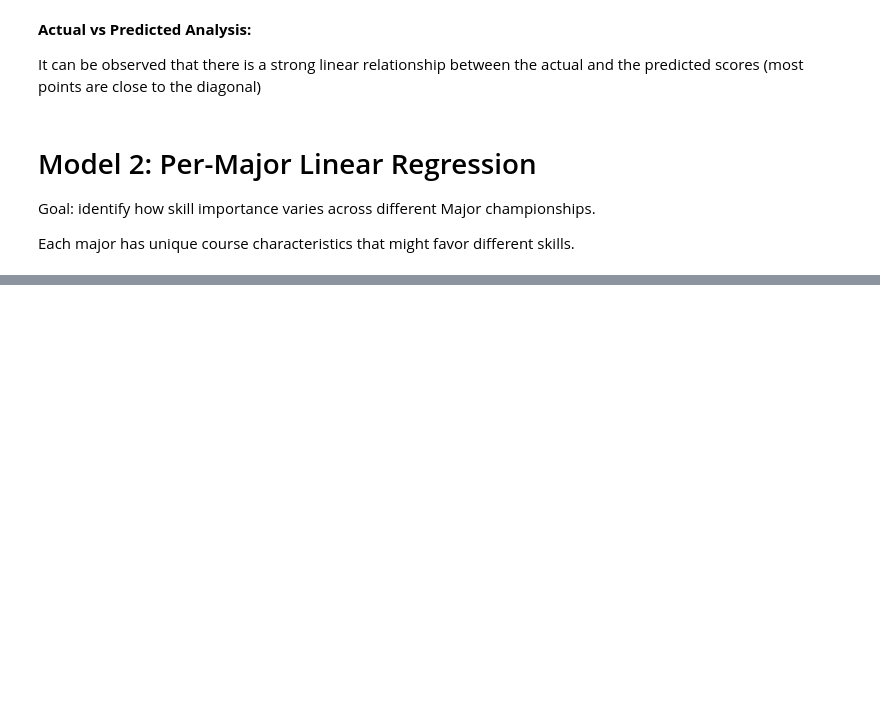
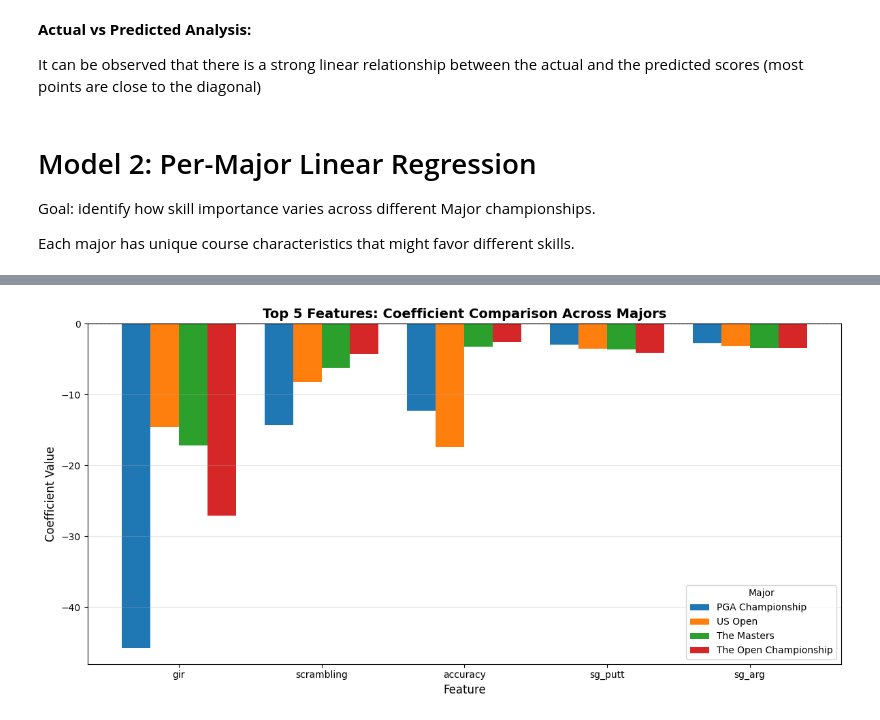
Before and after one commit to pinaluciana/Golf_project, a Jupyter notebook: notebooks/2_Regression_models.ipynb, the cells around one changed output, grey strips where cells are left out. Cells and saved outputs as stored; diff of their text form; code cells hidden in the pictures; blank space fills up the shorter version.

```diff
--- a/notebooks/2_Regression_models.ipynb
+++ b/notebooks/2_Regression_models.ipynb
@@ -171,0 +266,24 @@ Each major has unique course characteristics that might favor different skills.
+# %%
+# Create a bar chart comparison to visulize top features
+top_features = ['gir', 'scrambling', 'accuracy', 'sg_putt', 'sg_arg']
+
+fig, ax = plt.subplots(figsize=(12, 6))
+x = np.arange(len(top_features))
+width = 0.2
+
+for i, major in enumerate(majors):
+    coeffs = [results[major]['coefficients'][feat] for feat in top_features]
+    ax.bar(x + i*width, coeffs, width, label=major)
+
+ax.set_xticks(x + width*1.5)
+ax.set_xticklabels(top_features)
+ax.set_ylabel('Coefficient Value', fontsize=12)
+ax.set_xlabel('Feature', fontsize=12)
+ax.set_title('Top 5 Features: Coefficient Comparison Across Majors', fontsize=14, fontweight='bold')
+ax.axhline(y=0, color='black', linestyle='--', linewidth=0.8)
+ax.legend(title='Major')
+ax.grid(axis='y', alpha=0.3)
+plt.tight_layout()
+plt.show()
+# %% [output]
+[figure, added]
```
Also changed, not shown: parts of 5 cells of this notebook.
